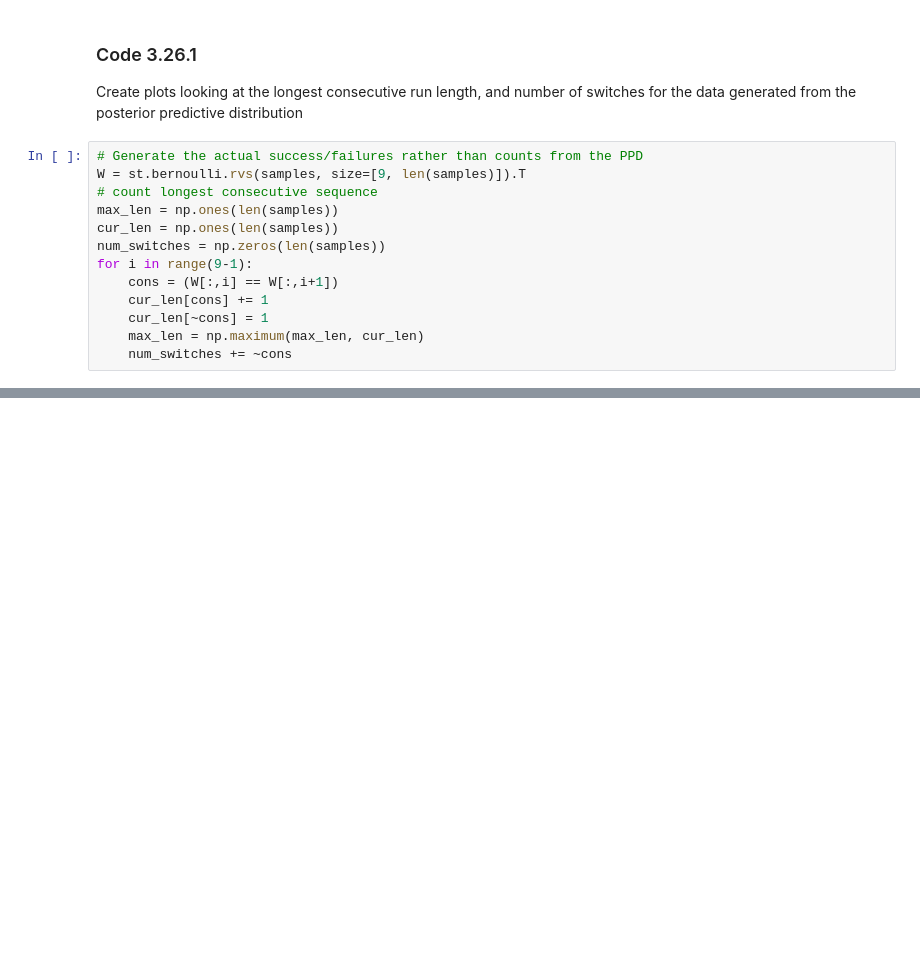
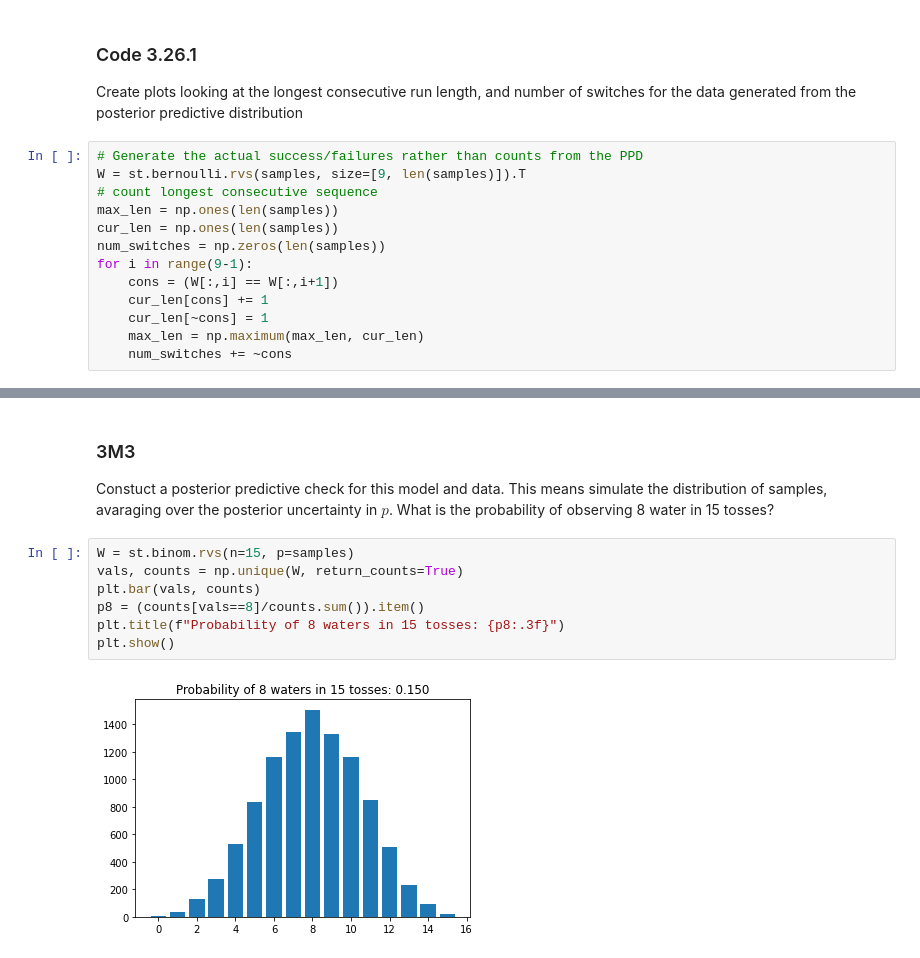
Before and after one commit to ecotner/statistical-rethinking, a Jupyter notebook: notebooks/3_sampling_the_imaginary.ipynb, the cells around one changed output, grey strips where cells are left out. Cells and saved outputs as stored; diff of their text form; blank space fills up the shorter version.

```diff
--- a/notebooks/3_sampling_the_imaginary.ipynb
+++ b/notebooks/3_sampling_the_imaginary.ipynb
@@ -330,0 +410,12 @@ plt.show()
+# %% [markdown]
+### 3M3
+Constuct a posterior predictive check for this model and data. This means simulate the distribution of samples, avaraging over the posterior uncertainty in $p$. What is the probability of observing 8 water in 15 tosses?
+# %%
+W = st.binom.rvs(n=15, p=samples)
+vals, counts = np.unique(W, return_counts=True)
+plt.bar(vals, counts)
+p8 = (counts[vals==8]/counts.sum()).item()
+plt.title(f"Probability of 8 waters in 15 tosses: {p8:.3f}")
+plt.show()
+# %% [output]
+[figure, added]
```
Also changed, not shown: parts of 36 cells of this notebook.
